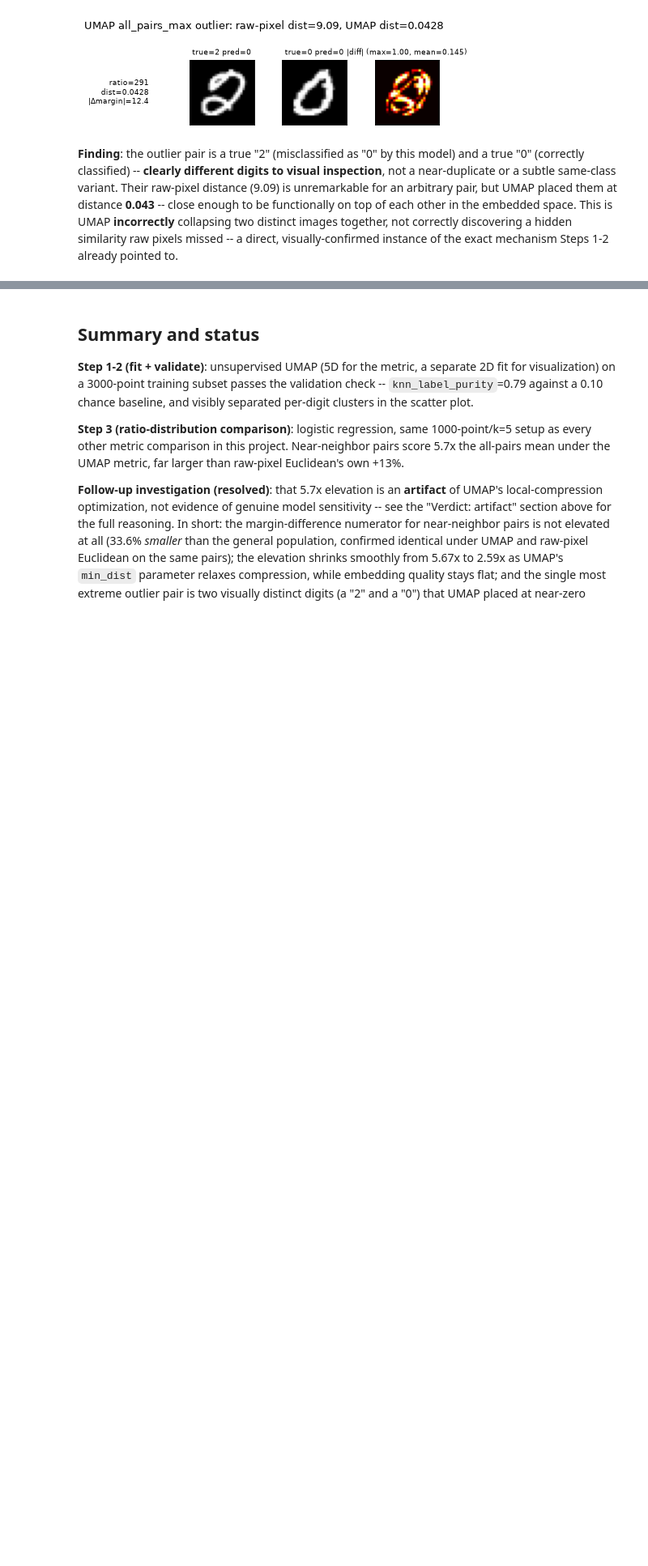
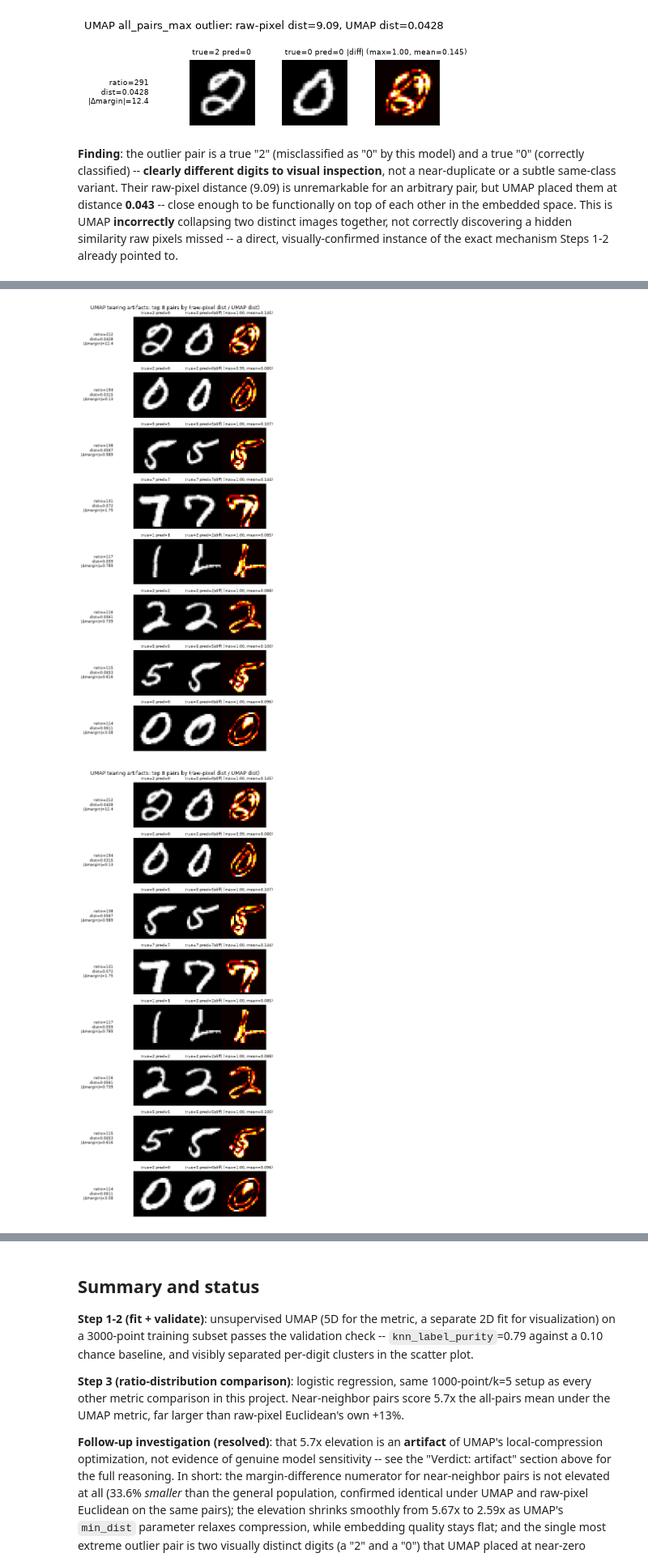
Before and after one commit to Kilobyte947/Datasig, a Jupyter notebook: mnist_lipschitz/notebook_umap.ipynb, the cells around one changed output, grey strips where cells are left out. Shown at 81% size. Drawn from its saved outputs; the diff is of its cells as text; code cells hidden in the pictures; blank space fills up the shorter version.

```diff
--- a/mnist_lipschitz/notebook_umap.ipynb
+++ b/mnist_lipschitz/notebook_umap.ipynb
@@ -527,0 +602,23 @@ visually-confirmed instance of the exact mechanism Steps 1-2 already pointed to.
+# %%
+tearing_pairs_gallery = []
+for k in order[:8].tolist():
+    i_local, j_local = all_ii[k].item(), all_jj[k].item()
+    tearing_pairs_gallery.append({
+        "img1": x_subset[i_local].numpy(), "img2": x_subset[j_local].numpy(),
+        "true1": y_subset[i_local].item(), "pred1": preds_subset[i_local].item(),
+        "true2": y_subset[j_local].item(), "pred2": preds_subset[j_local].item(),
+        # "ratio" here is the tearing ratio (raw-pixel dist / UMAP dist), not the
+        # Lipschitz margin-diff/distance ratio used elsewhere -- see the title below.
+        # "dist"/"|Δmargin|" keep their normal literal meaning (UMAP distance;
+        # actual margin difference) -- raw-pixel distance is in the table above.
+        "ratio": tearing_ratio[k].item(), "dist": all_dist[k].item(), "margin_diff": all_margin_diff[k].item(),
+    })
+
+fig_tearing = plots.plot_pair_diagnostic_gallery(
+    tearing_pairs_gallery,
+    title="UMAP tearing artifacts: top 8 pairs by (raw-pixel dist / UMAP dist)",
+    save_path=umap_embedding.RESULTS_DIR / "umap_tearing_pairs_gallery.png")
+display(fig_tearing)
+# %% [output]
+[figure, added]
+[figure, added]
```
Also changed, not shown: parts of 4 cells of this notebook, 2 other files.
